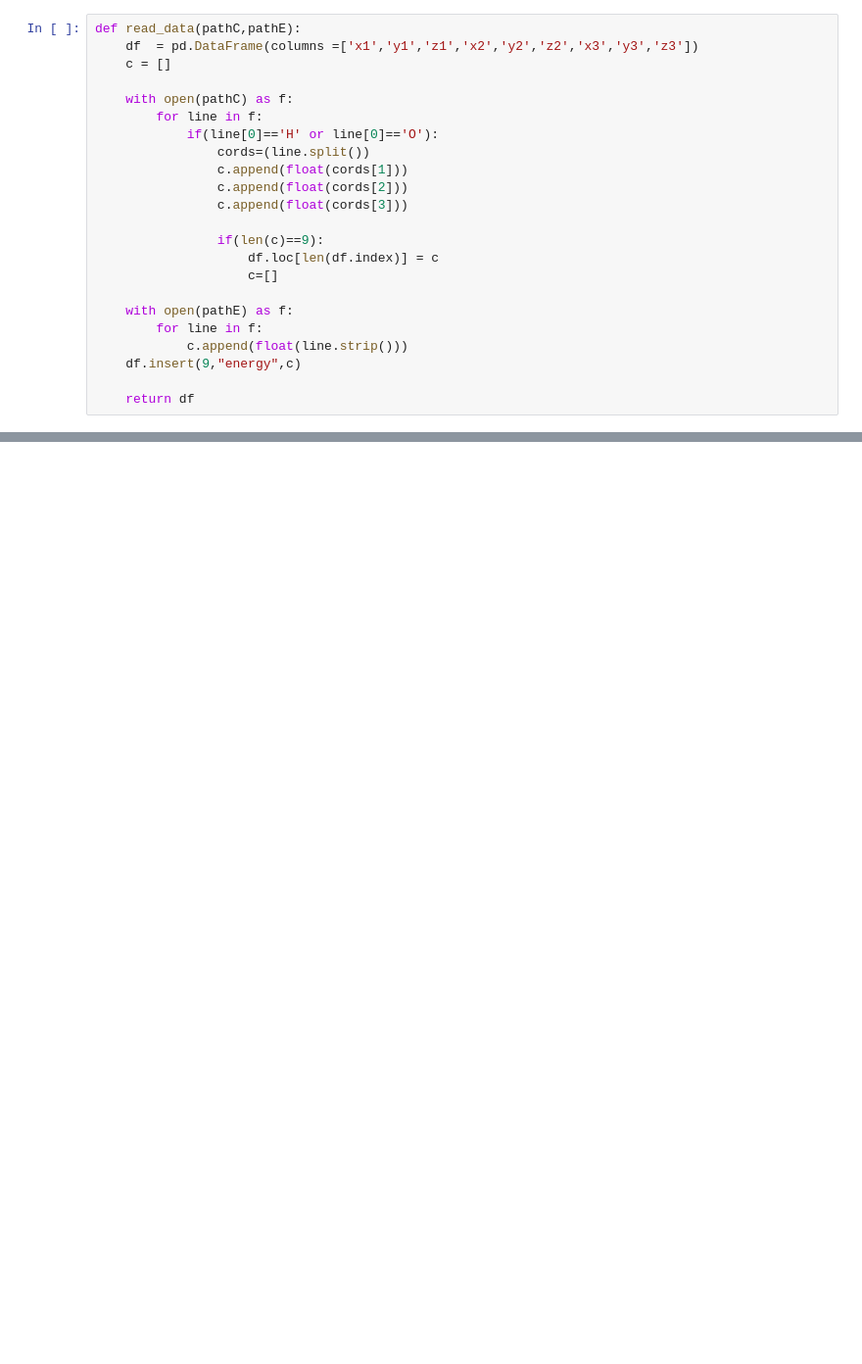
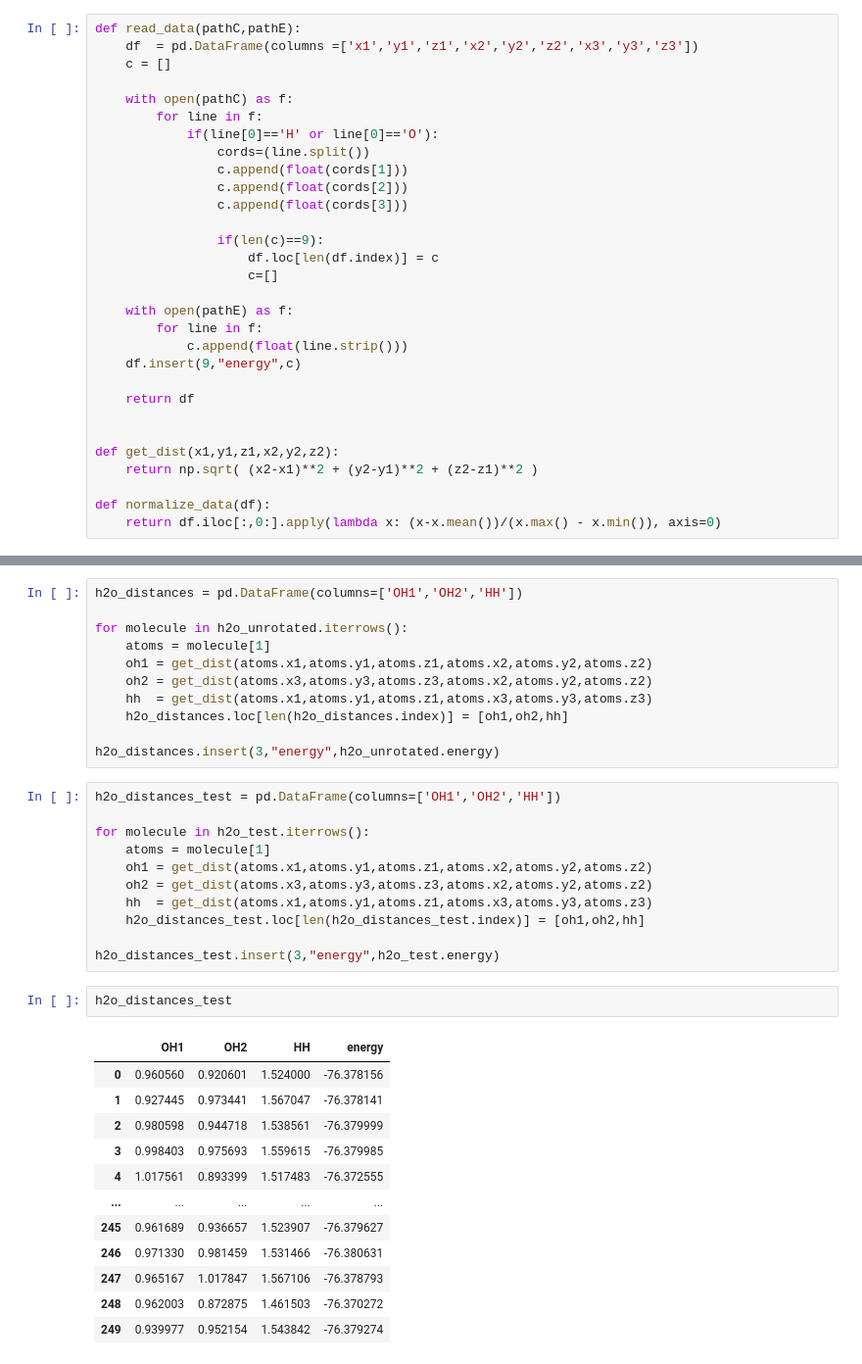
Before and after one commit to vathzen/h2o-energies-msc, a Jupyter notebook: H2O_Energies.ipynb, the cells around one changed output, grey strips where cells are left out. Shown at 98% size. Saved outputs shown, nothing was run; the diff lists cells and outputs as text; blank space fills up the shorter version.

Commit message:
working distance

```diff
--- a/H2O_Energies.ipynb
+++ b/H2O_Energies.ipynb
@@ -31,5 +31,12 @@ def read_data(pathC,pathE):
     df.insert(9,"energy",c)
 
     return df
+
+
+def get_dist(x1,y1,z1,x2,y2,z2):
+    return np.sqrt( (x2-x1)**2 + (y2-y1)**2 + (z2-z1)**2 )
+
+def normalize_data(df):
+    return df.iloc[:,0:].apply(lambda x: (x-x.mean())/(x.max() - x.min()), axis=0)
 # %%
 h2o_unrotated = read_data("./data/H2O_unrotated.xyz","./data/H2O_unrotated.ener")
@@ -49,0 +56,37 @@ h2o_rotated.describe()
+# %%
+h2o_distances = pd.DataFrame(columns=['OH1','OH2','HH'])
+
+for molecule in h2o_unrotated.iterrows():
+    atoms = molecule[1]
+    oh1 = get_dist(atoms.x1,atoms.y1,atoms.z1,atoms.x2,atoms.y2,atoms.z2)
+    oh2 = get_dist(atoms.x3,atoms.y3,atoms.z3,atoms.x2,atoms.y2,atoms.z2)
+    hh  = get_dist(atoms.x1,atoms.y1,atoms.z1,atoms.x3,atoms.y3,atoms.z3)
+    h2o_distances.loc[len(h2o_distances.index)] = [oh1,oh2,hh]
+
+h2o_distances.insert(3,"energy",h2o_unrotated.energy)
+# %%
+h2o_distances_test = pd.DataFrame(columns=['OH1','OH2','HH'])
+
+for molecule in h2o_test.iterrows():
+    atoms = molecule[1]
+    oh1 = get_dist(atoms.x1,atoms.y1,atoms.z1,atoms.x2,atoms.y2,atoms.z2)
+    oh2 = get_dist(atoms.x3,atoms.y3,atoms.z3,atoms.x2,atoms.y2,atoms.z2)
+    hh  = get_dist(atoms.x1,atoms.y1,atoms.z1,atoms.x3,atoms.y3,atoms.z3)
+    h2o_distances_test.loc[len(h2o_distances_test.index)] = [oh1,oh2,hh]
+
+h2o_distances_test.insert(3,"energy",h2o_test.energy)
+# %%
+h2o_distances_test
+# %% [output]
+|  | OH1 | OH2 | HH | energy |
+| 0 | 0.960560 | 0.920601 | 1.524000 | -76.378156 |
+| 1 | 0.927445 | 0.973441 | 1.567047 | -76.378141 |
+| 2 | 0.980598 | 0.944718 | 1.538561 | -76.379999 |
+| 3 | 0.998403 | 0.975693 | 1.559615 | -76.379985 |
+| 4 | 1.017561 | 0.893399 | 1.517483 | -76.372555 |
+| ... | ... | ... | ... | ... |
+| 245 | 0.961689 | 0.936657 | 1.523907 | -76.379627 |
+| 246 | 0.971330 | 0.981459 | 1.531466 | -76.380631 |
+| 247 | 0.965167 | 1.017847 | 1.567106 | -76.378793 |
+| 248 | 0.962003 | 0.872875 | 1.461503 | -76.370272 |
+| 249 | 0.939977 | 0.952154 | 1.543842 | -76.379274 |
```
Also changed, not shown: parts of 12 cells of this notebook, 2 other files.
